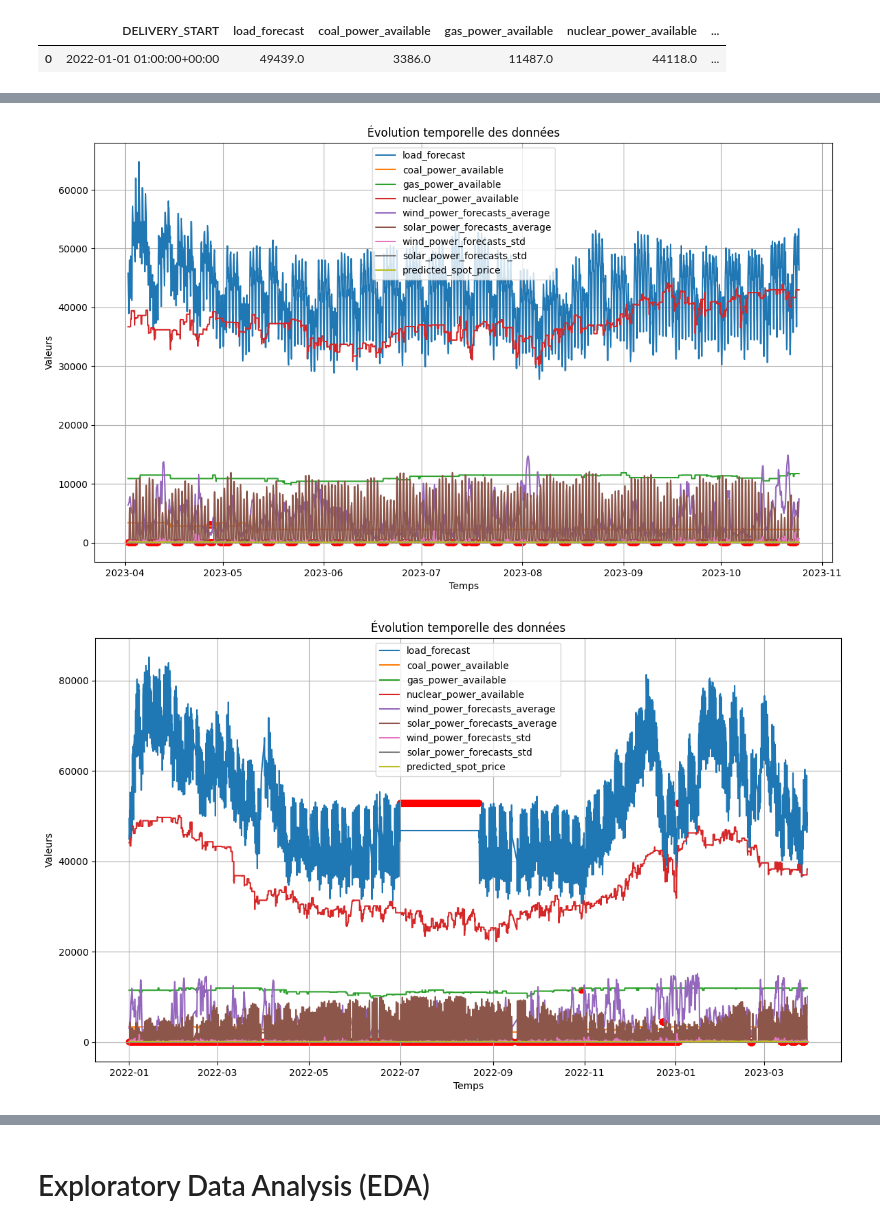
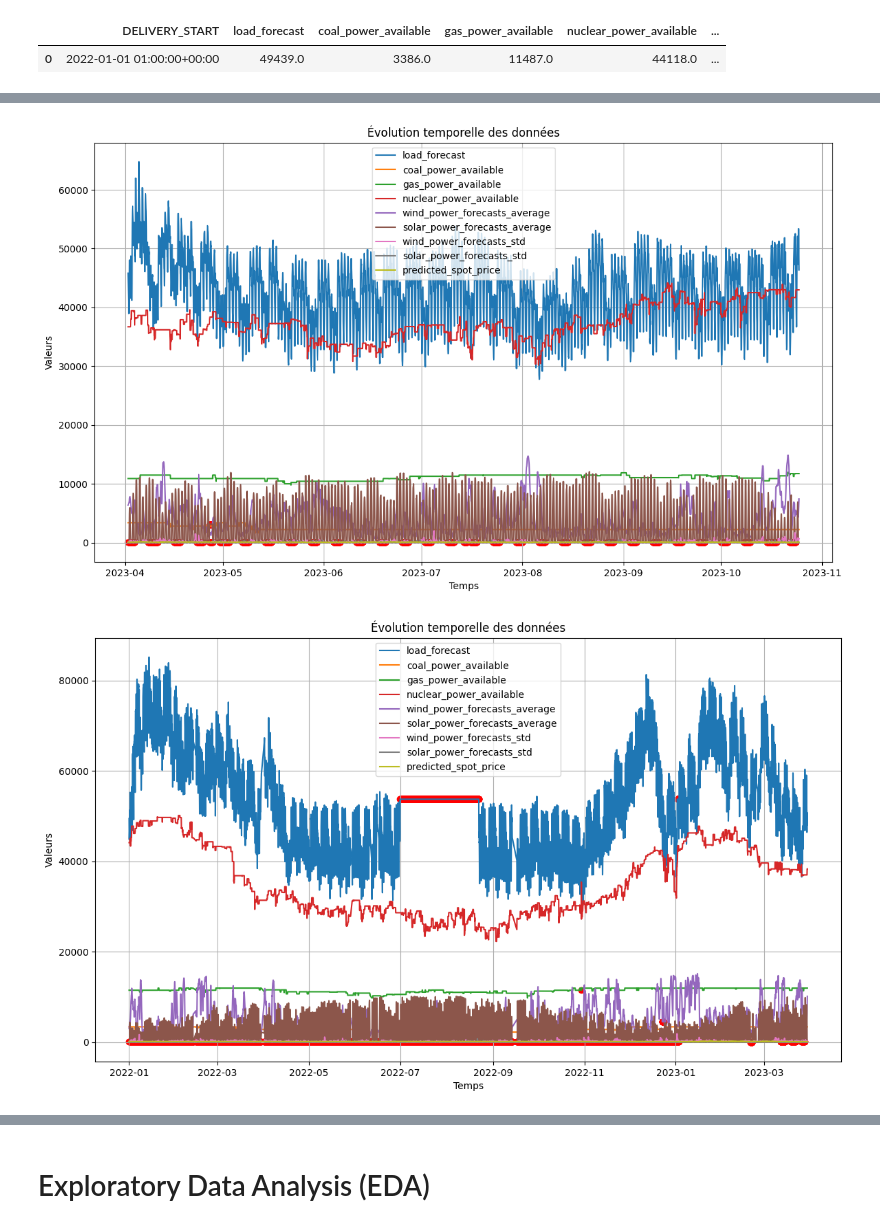
Before and after one commit to hugopuybareau/ELMY_DATA_CHALLENGE, a Jupyter notebook: scripts/data_processing_bad.ipynb, the cells around one changed output, grey strips where cells are left out. Cells and saved outputs as stored; diff of their text form; code cells hidden in the pictures.

```diff
--- a/scripts/data_processing_bad.ipynb
+++ b/scripts/data_processing_bad.ipynb
@@ -130,21 +130,21 @@ Column 'month' : 0 NaN values
 Column 'is_weekend' : 0 NaN values
 Column 'is_peak_hour' : 0 NaN values
 # %%
-# On va régarder l'évolution temporelle des données pour décider comment fillna
+# Nous allons regarder l'évolution temporelle des données pour décider comment fillna.
 
 cols_to_plot = [
     'load_forecast',
     'coal_power_available', 'gas_power_available', 'nuclear_power_available',
     'wind_power_forecasts_average', 'solar_power_forecasts_average',
     'wind_power_forecasts_std', 'solar_power_forecasts_std',
     'predicted_spot_price'
 ]
 
-plot_time_series_with_nans(x_challenge, 'DELIVERY_START', cols_to_plot, 'bfill')
-plot_time_series_with_nans(x, 'DELIVERY_START', cols_to_plot, 'bfill')
+plot_time_series_with_nans(x_challenge, 'DELIVERY_START', cols_to_plot, 'mean')
+plot_time_series_with_nans(x, 'DELIVERY_START', cols_to_plot, 'mean')
 # %% [output]
 [figure]
-[figure, old version]
+[figure, new version]
 # %%
 spot_columns(x_challenge)
 # %% [output]
```
Also changed, not shown: parts of 4 cells of this notebook, 2 other files.
